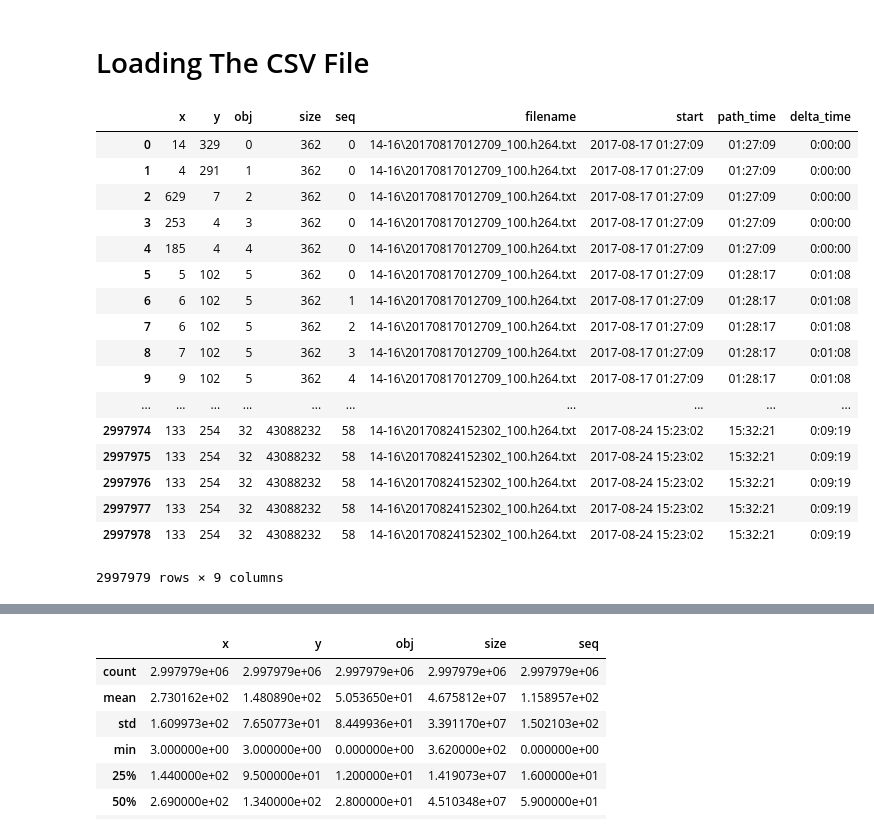
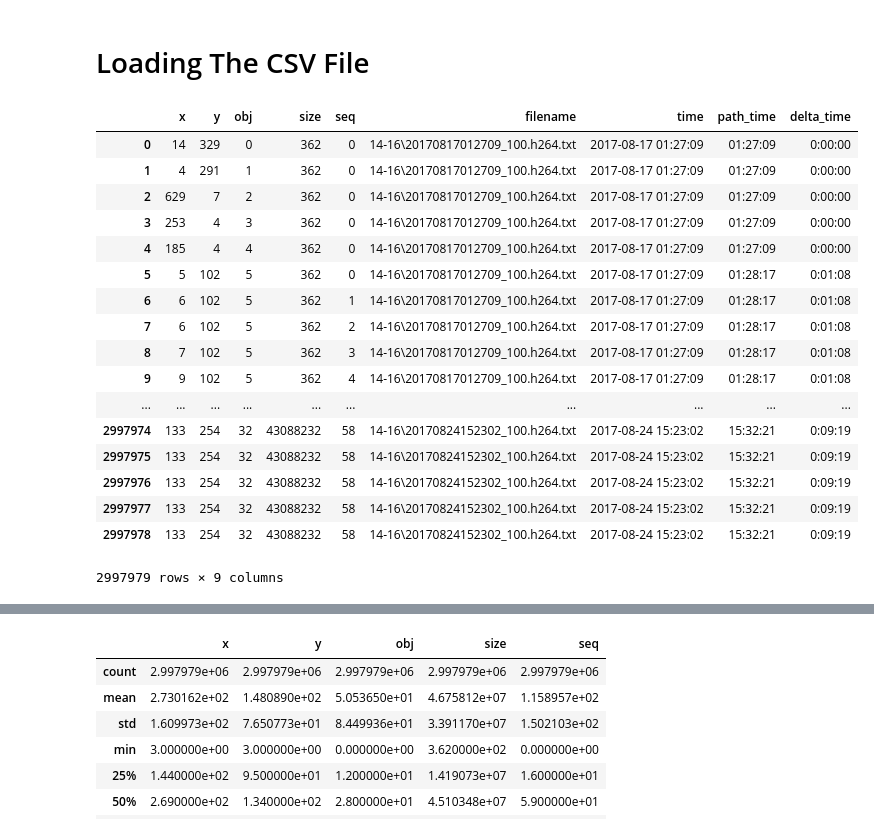
Before and after one commit to ShilatFM/Path-research, a Jupyter notebook: part_1.ipynb, the cells around one changed output, grey strips where cells are left out. Cells and saved outputs as stored; diff of their text form; code cells hidden in the pictures.

```diff
--- a/part_1.ipynb
+++ b/part_1.ipynb
@@ -10,11 +10,11 @@ total 757M
 %matplotlib inline
 import pandas as pd
 # %%
-df = pd.read_csv('data/fixed.csv',names=["frame", "x", "y", "obj", "size", "seq", "tbd1", "tbd2", "tbd3", "filename", "start", "path_time", "delta_time", "tbd4"], usecols=[ "x", "y", "obj", "size", "seq", "filename", "start", "path_time", "delta_time"],parse_dates=[
-    "start"])
+df = pd.read_csv('data/fixed.csv',names=["frame", "x", "y", "obj", "size", "seq", "tbd1", "tbd2", "tbd3", "filename", "time", "path_time", "delta_time", "tbd4"], usecols=[ "x", "y", "obj", "size", "seq", "filename", "time", "path_time", "delta_time"],parse_dates=[
+    "time"])
 df
 # %% [output]
-|  | x | y | obj | size | seq | filename | start | path_time | delta_time |
+|  | x | y | obj | size | seq | filename | time | path_time | delta_time |
 | 0 | 14 | 329 | 0 | 362 | 0 | 14-16\20170817012709_100.h264.txt | 2017-08-17 01:27:09 | 01:27:09 | 0:00:00 |
 | 1 | 4 | 291 | 1 | 362 | 0 | 14-16\20170817012709_100.h264.txt | 2017-08-17 01:27:09 | 01:27:09 | 0:00:00 |
 | 2 | 629 | 7 | 2 | 362 | 0 | 14-16\20170817012709_100.h264.txt | 2017-08-17 01:27:09 | 01:27:09 | 0:00:00 |
```
Also changed, not shown: parts of 8 cells of this notebook.
